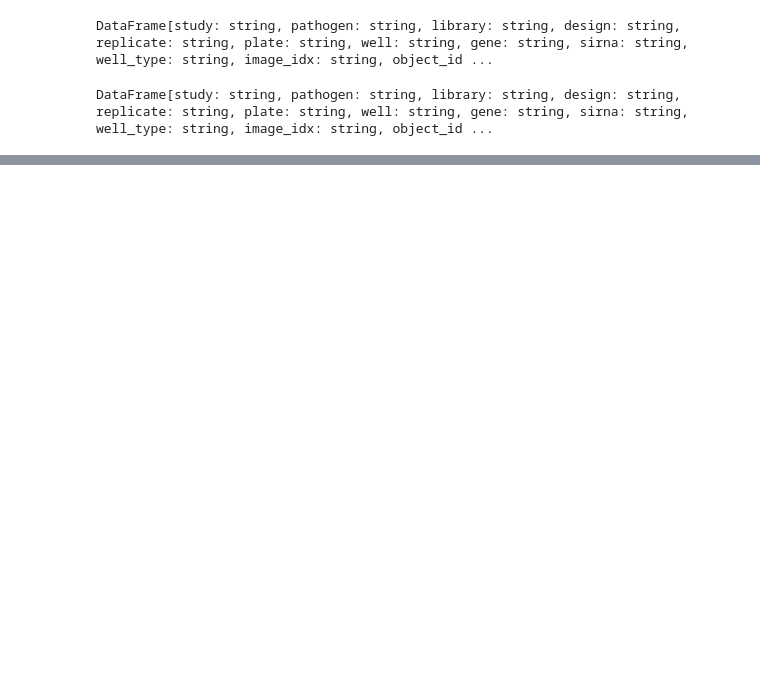
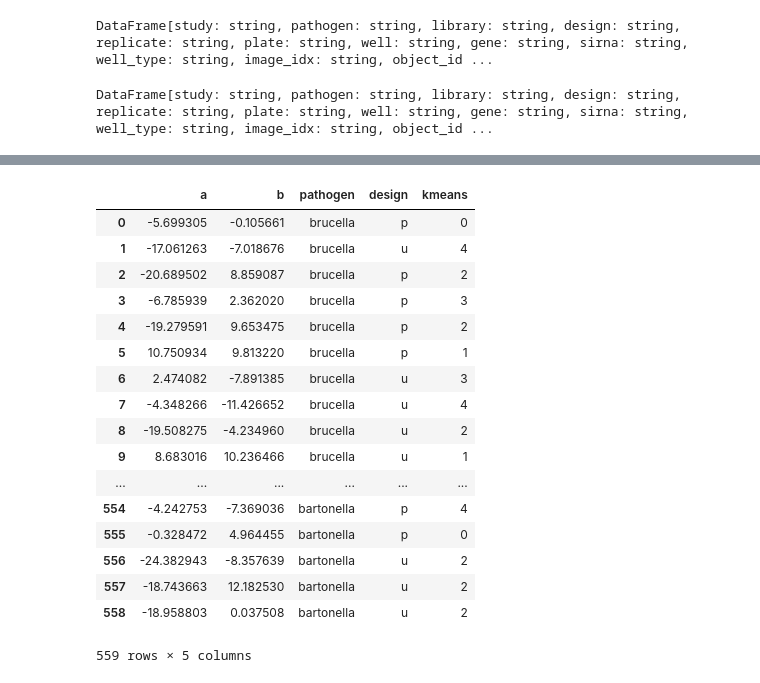
Before and after one commit to cbg-ethz/pybda, a Jupyter notebook: tix_notebooks/tix_euler_notebook.ipynb, the cells around one changed output, grey strips where cells are left out. Drawn from its saved outputs; the diff is of its cells as text; code cells hidden in the pictures; blank space fills up the shorter version.

```diff
--- a/tix_notebooks/tix_euler_notebook.ipynb
+++ b/tix_notebooks/tix_euler_notebook.ipynb
@@ -213,0 +95,3 @@ sc.stop()
+# %%
+kmeans = KMeans(k=5, seed=23)
+model = kmeans.fit(X)
@@ -213,0 +146,7 @@ sc.stop()
+# %%
+X = X.toPandas()
+# %%
+X_index = [i for i, x in enumerate(X.columns) if x.startswith("cells")]
+# %%
+tsne = manifold.TSNE(n_components=2, init='pca', random_state=23)
+trans_data = tsne.fit_transform(X.values[:, X_index])
@@ -213,0 +196,24 @@ sc.stop()
+# %%
+transe["pathogen"] = X["pathogen"]
+transe["design"] = X["design"]
+transe["cluster"] = model.summary.cluster.toPandas()["prediction"]
+transe.columns = ['a', 'b', 'pathogen', 'design', "kmeans"]
+# %% [output]
+|  | a | b | pathogen | design | kmeans |
+| 0 | -5.699305 | -0.105661 | brucella | p | 0 |
+| 1 | -17.061263 | -7.018676 | brucella | u | 4 |
+| 2 | -20.689502 | 8.859087 | brucella | p | 2 |
+| 3 | -6.785939 | 2.362020 | brucella | p | 3 |
+| 4 | -19.279591 | 9.653475 | brucella | p | 2 |
+| 5 | 10.750934 | 9.813220 | brucella | p | 1 |
+| 6 | 2.474082 | -7.891385 | brucella | u | 3 |
+| 7 | -4.348266 | -11.426652 | brucella | u | 4 |
+| 8 | -19.508275 | -4.234960 | brucella | u | 2 |
+| 9 | 8.683016 | 10.236466 | brucella | u | 1 |
+| ... | ... | ... | ... | ... | ... |
+| 554 | -4.242753 | -7.369036 | bartonella | p | 4 |
+| 555 | -0.328472 | 4.964455 | bartonella | p | 0 |
+| 556 | -24.382943 | -8.357639 | bartonella | u | 2 |
+| 557 | -18.743663 | 12.182530 | bartonella | u | 2 |
+| 558 | -18.958803 | 0.037508 | bartonella | u | 2 |
+559 rows × 5 columns
```
Also changed, not shown: parts of 45 cells of this notebook, 1 other file.
